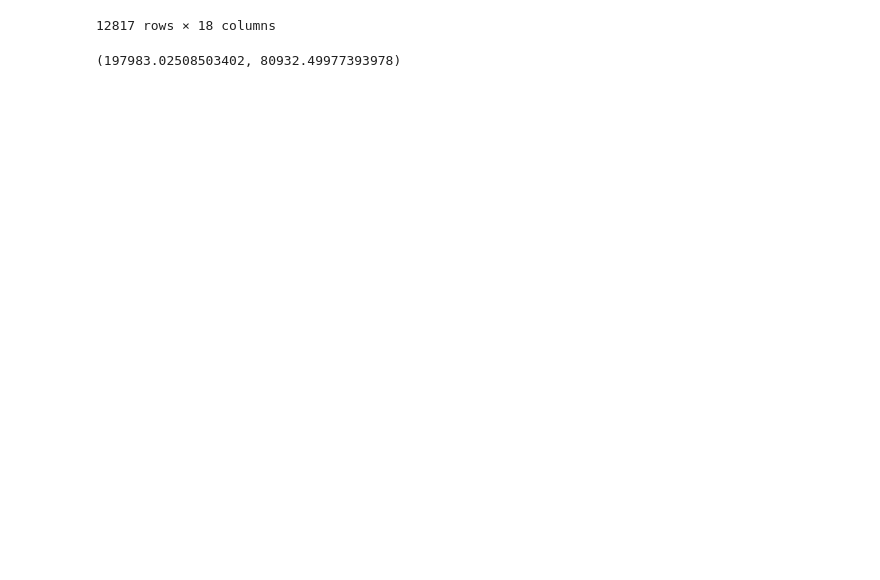
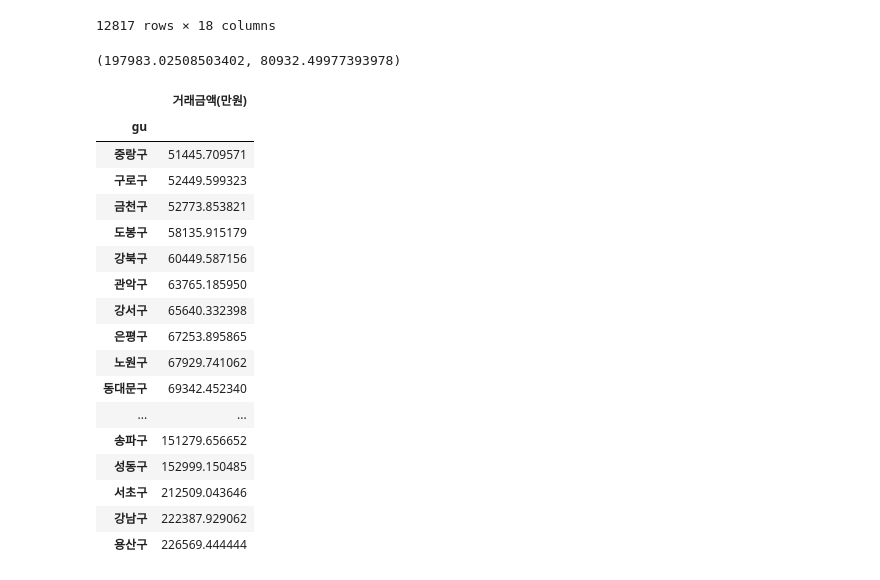
Before and after one commit to KimYounghwan/seongsu_neo_bns, a Jupyter notebook: 아파트 실거래가 분석.ipynb, the cells around one changed output. Drawn from its saved outputs; the diff is of its cells as text; code cells hidden in the pictures; blank space fills up the shorter version.

```diff
--- a/아파트 실거래가 분석.ipynb
+++ b/아파트 실거래가 분석.ipynb
@@ -119,3 +119,28 @@ bidx = apt_trading["gu"].isin(["강남구","서초구","송파구"])
 강남3구["거래금액(만원)"].mean(), 강남3구외["거래금액(만원)"].mean(),
 # %% [output]
 (197983.02508503402, 80932.49977393978)
+# %%
+# 구별 거래금액 평균
+# apt_trading.groupby("gu")[ "거래금액(만원)" ].mean() # 시리즈
+# apt_trading.groupby("gu")[ ["거래금액(만원)"] ].mean() # 데이터프레임
+# apt_trading.groupby("gu")[ "거래금액(만원)" ].mean().sort_values() # 시리즈
+apt_trading.groupby("gu")[ ["거래금액(만원)"] ].mean().sort_values("거래금액(만원)") # 데이터프레임
+# %% [output]
+|  | 거래금액(만원) |
+| gu |  |
+| 중랑구 | 51445.709571 |
+| 구로구 | 52449.599323 |
+| 금천구 | 52773.853821 |
+| 도봉구 | 58135.915179 |
+| 강북구 | 60449.587156 |
+| 관악구 | 63765.185950 |
+| 강서구 | 65640.332398 |
+| 은평구 | 67253.895865 |
+| 노원구 | 67929.741062 |
+| 동대문구 | 69342.452340 |
+| ... | ... |
+| 송파구 | 151279.656652 |
+| 성동구 | 152999.150485 |
+| 서초구 | 212509.043646 |
+| 강남구 | 222387.929062 |
+| 용산구 | 226569.444444 |
```
Also changed, not shown: parts of 4 cells of this notebook, 1 other file.
